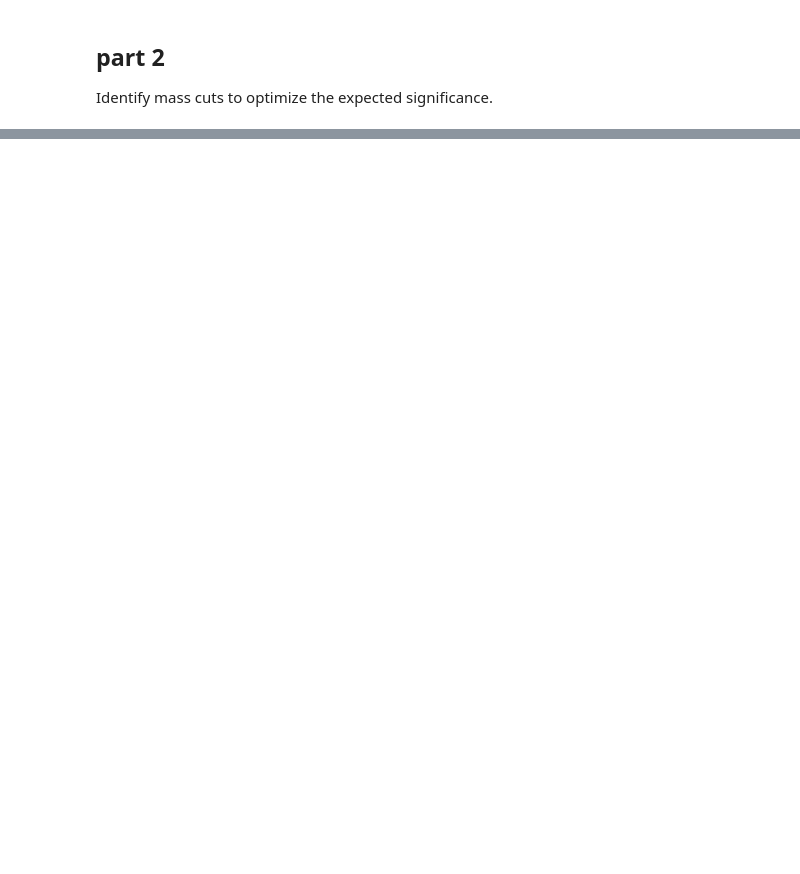
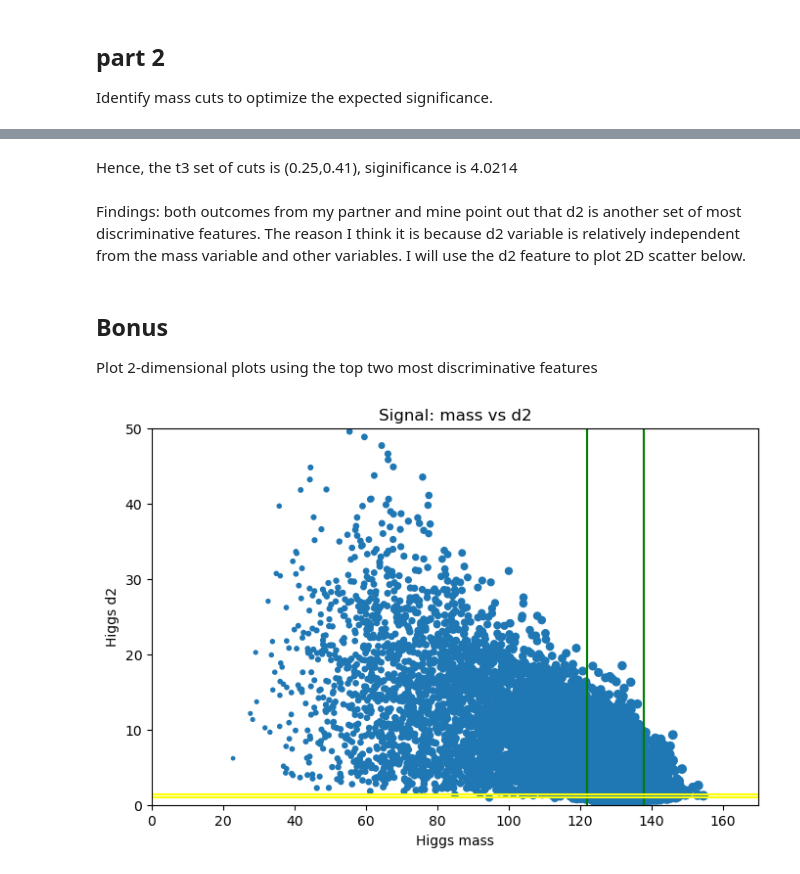
Before and after one commit to taobao99/lab1, a Jupyter notebook: lab7.ipynb, the cells around one changed output, grey strips where cells are left out. Saved outputs shown, nothing was run; the diff lists cells and outputs as text; code cells hidden in the pictures; blank space fills up the shorter version.

```diff
--- a/lab7.ipynb
+++ b/lab7.ipynb
@@ -228,0 +455,26 @@ Can you identify another feature to further improve your expected signifiance?
+# %% [markdown]
+Hence, the t3 set of cuts is (0.25,0.41), siginificance is 4.0214
+# %% [markdown]
+Findings:
+both outcomes from my partner and mine point out that d2 is another set of most discriminative features. The reason I think it is because d2 variable is relatively independent from the mass variable and other variables. I will use the d2 feature to plot 2D scatter below.
+# %% [markdown]
+## Bonus
+Plot 2-dimensional plots using the top two most discriminative features
+# %%
+#mass cut 122,138
+#d2 cut 1,1.4
+plt.figure(figsize=(8,5))
+plt.scatter(higgs_mass, higgs_data[:,6], higgs_mass, marker = '.')
+x = np.linspace(min(qcd_mass), max(qcd_mass), len(qcd_mass))
+plt.vlines(122,0,150, colors='g')
+plt.vlines(138,0,150, colors='g')
+plt.hlines(1,0,200, colors='yellow')
+plt.hlines(1.4,0,200, colors='yellow')
+plt.xlim(0,170)
+plt.ylim(0,50)
+plt.title('Signal: mass vs d2')
+plt.xlabel('Higgs mass')
+plt.ylabel('Higgs d2')
+plt.show()
+# %% [output]
+[figure, added]
```
Also changed, not shown: parts of 76 cells of this notebook.
